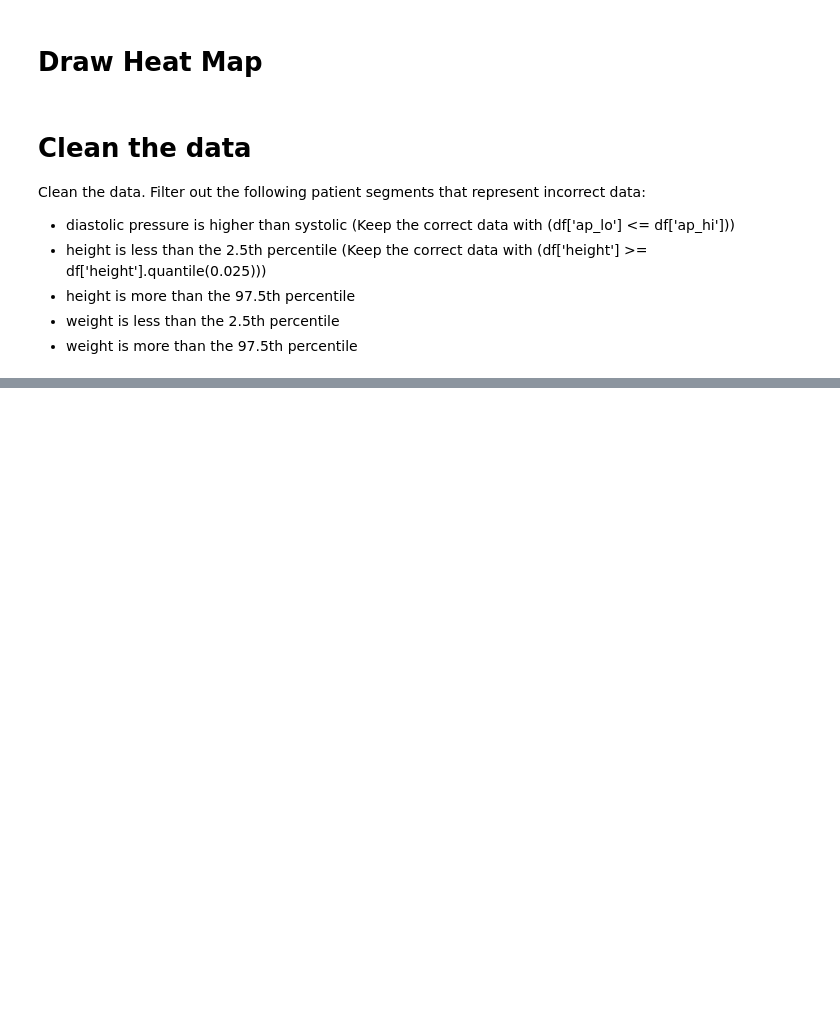
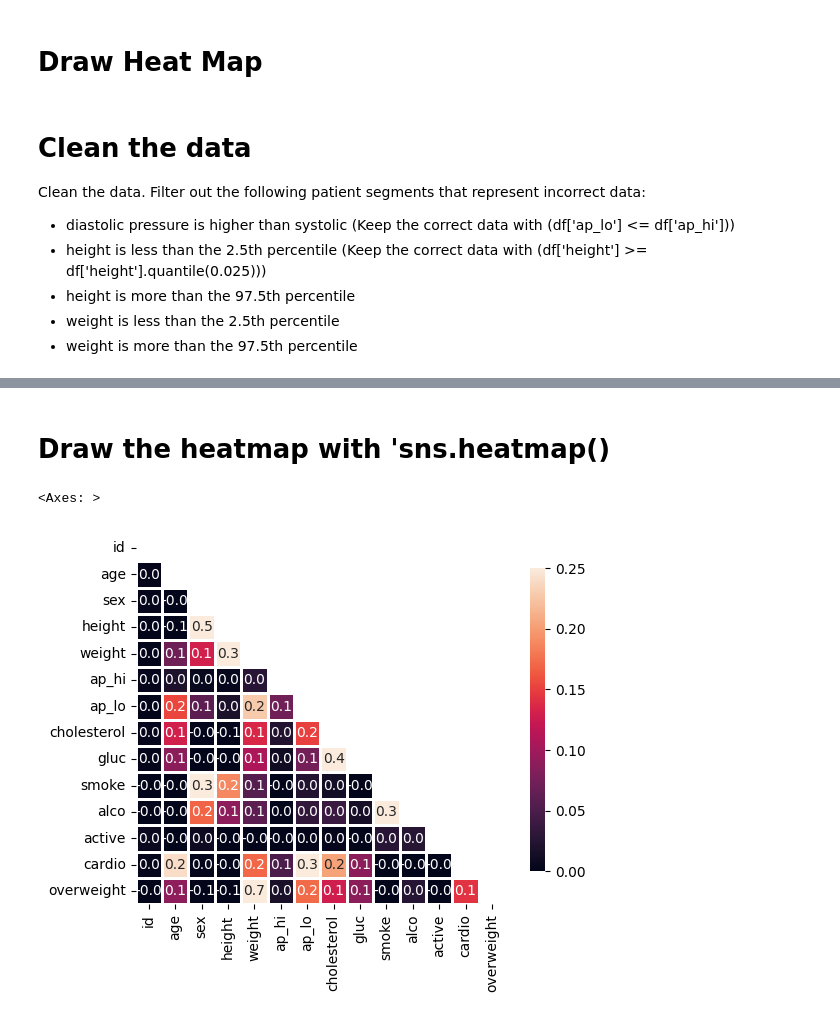
Before and after one commit to Vastro-lorde/data_analysis, a Jupyter notebook: medical_examination.ipynb, the cells around one changed output, grey strips where cells are left out. Saved outputs shown, nothing was run; the diff lists cells and outputs as text; code cells hidden in the pictures; blank space fills up the shorter version.

```diff
--- a/medical_examination.ipynb
+++ b/medical_examination.ipynb
@@ -158,0 +161,4 @@ print(df_heat)
+# %%
+
+corr = df_heat.corr()
+print(corr)
@@ -158,0 +185,3 @@ print(df_heat)
+# %%
+mask = np.triu(np.ones_like(corr,dtype=bool))
+print(mask)
@@ -158,0 +212,7 @@ print(df_heat)
+# %% [markdown]
+# Draw the heatmap with 'sns.heatmap()
+# %%
+sns.heatmap(corr, vmin=0, vmax=0.25,fmt='.1f', linewidths=1, annot=True, square= True, mask = mask, cbar_kws={'shrink': .82} )
+# %% [output]
+<Axes: >
+[figure, added]
```
Also changed, not shown: parts of 12 cells of this notebook, 1 other file.
